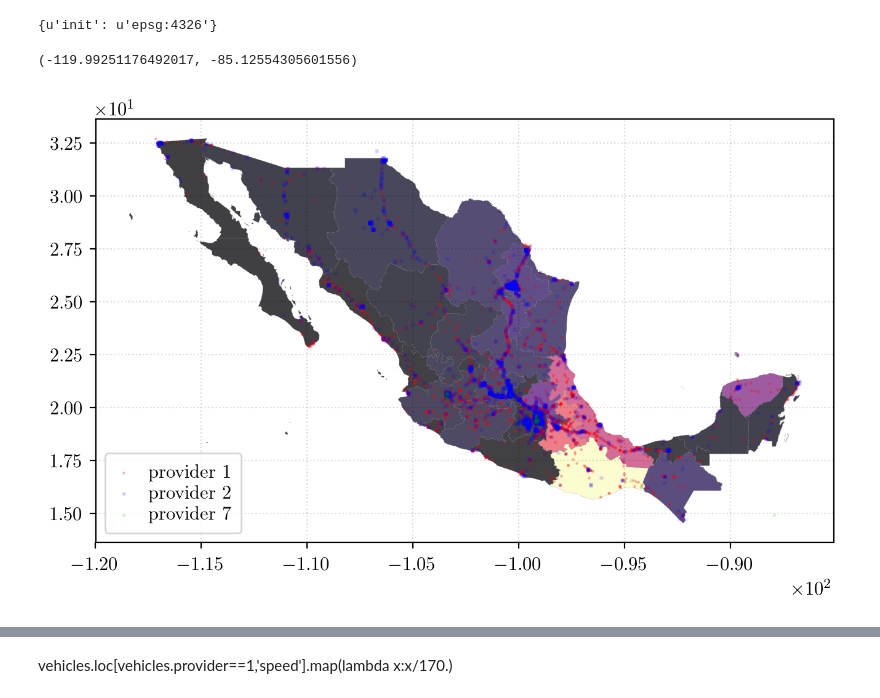
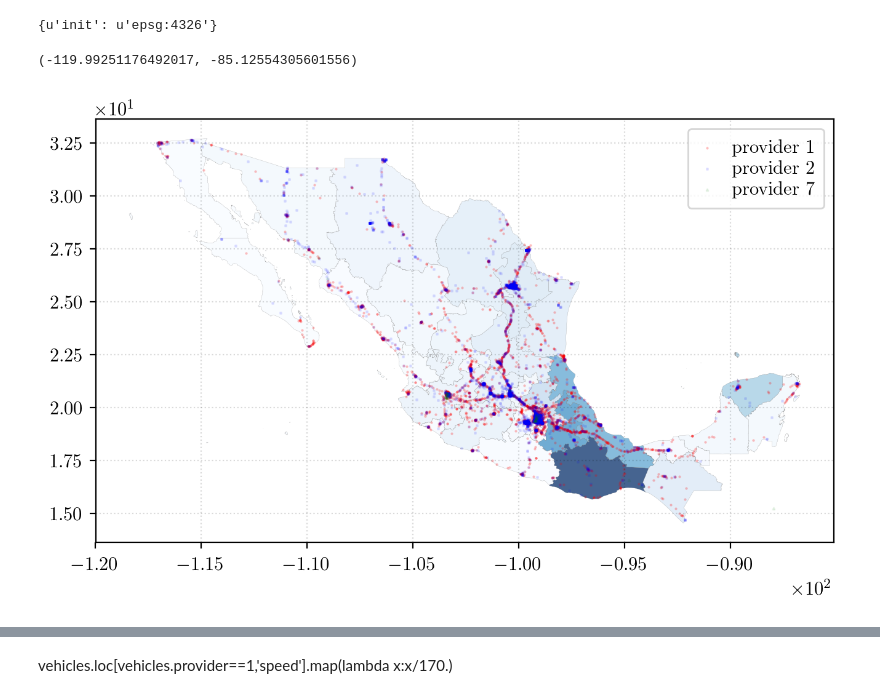
Before and after one commit to zamorays/cursoDatosGeograficos, a Jupyter notebook: Sesion 8 Matplotlib Pandas y Geopandas.ipynb, the cells around one changed output, grey strips where cells are left out. Drawn from its saved outputs; the diff is of its cells as text; code cells hidden in the pictures.

```diff
--- a/Sesion 8 Matplotlib Pandas y Geopandas.ipynb
+++ b/Sesion 8 Matplotlib Pandas y Geopandas.ipynb
@@ -253,6 +261,8 @@ vehicles.loc[vehicles.provider==1].head()
 type(vehicles)
 # %% [output]
 geopandas.geodataframe.GeoDataFrame
+# %%
+vehicles.crs = {'init' :'epsg:4326'}
 # %%
 gdfEstados = gdfEstados.to_crs({'init' :'epsg:4326'})
 gdfEstados.crs
@@ -274,36 +284,36 @@ dpi = 200.0
 figsize= (width+2*border)/float(dpi), (height+2*border)/float(dpi)
 fig,ax = subplots((nsubY+1*(nsubY==0)),(nsubX+1*(nsubX==0)),
                   figsize=figsize, dpi=dpi, sharey=True)
 
 hpixel = 1.0/(width+2*border)
 vpixel = 1.0/(height+2*border)
 
 fig.subplots_adjust(left=border*hpixel, bottom=border*vpixel,
                     right=1-2*border*hpixel, top=1-2*border*vpixel,
                     wspace=0, hspace=0)
 ax.set_aspect('equal')
 #ax.locator_params(axis='y', nticks=6)
 #ax.locator_params(axis='x', nticks=15)
 
 ticklabel_format(style='sci', axis='x', scilimits=(0,0))
 ticklabel_format(style='sci', axis='y', scilimits=(0,0))
 
 ax.grid(True, color='black', ls=':', alpha=0.15)
-munis = gdfEstados.plot(ax=ax,column='OID', cmap='magma', alpha=0.75,edgecolor=(0.5,0.5,0.5),lw=0.1)
+munis = gdfEstados.plot(ax=ax,column='OID', cmap='Blues', alpha=0.75,edgecolor=(0.5,0.5,0.5),lw=0.1)
 vs = vehicles.loc[vehicles.provider==1].plot(ax=ax, marker='.', color='red',
                                              markersize=1, label='provider 1', alpha=0.25)
 vs = vehicles.loc[vehicles.provider==2].plot(ax=ax, marker=',', color='blue',
                                              markersize=1, label='provider 2', alpha=0.1)
 
 vs = vehicles.loc[vehicles.provider==7].plot(ax=ax, marker='^', color='green',
                                              markersize=1, label='provider 7', alpha=0.1)
 
-ax.legend(loc=3,labelspacing=0.1,fancybox=True ,handlelength=1., borderaxespad=.5,
+ax.legend(loc=1,labelspacing=0.1,fancybox=True ,handlelength=1., borderaxespad=.5,
        borderpad=0.5, fontsize=textplotsize)
 munis.get_xlim()
 # %% [output]
 (-119.99251176492017, -85.12554305601556)
-[figure, old version]
+[figure, new version]
 # %%
 fig.savefig('myMAP.pdf',transparent=True, bbox_inches='tight',
         frameon=None)
```
Also changed, not shown: parts of 30 cells of this notebook, 2 other files.
